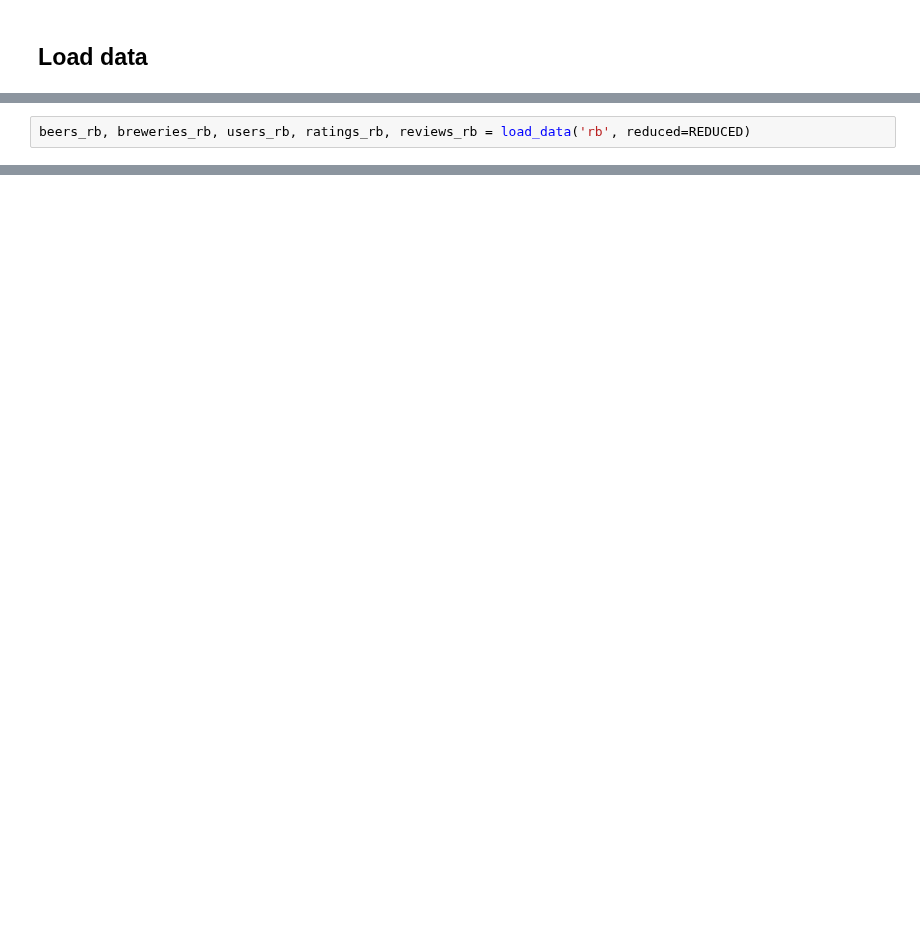
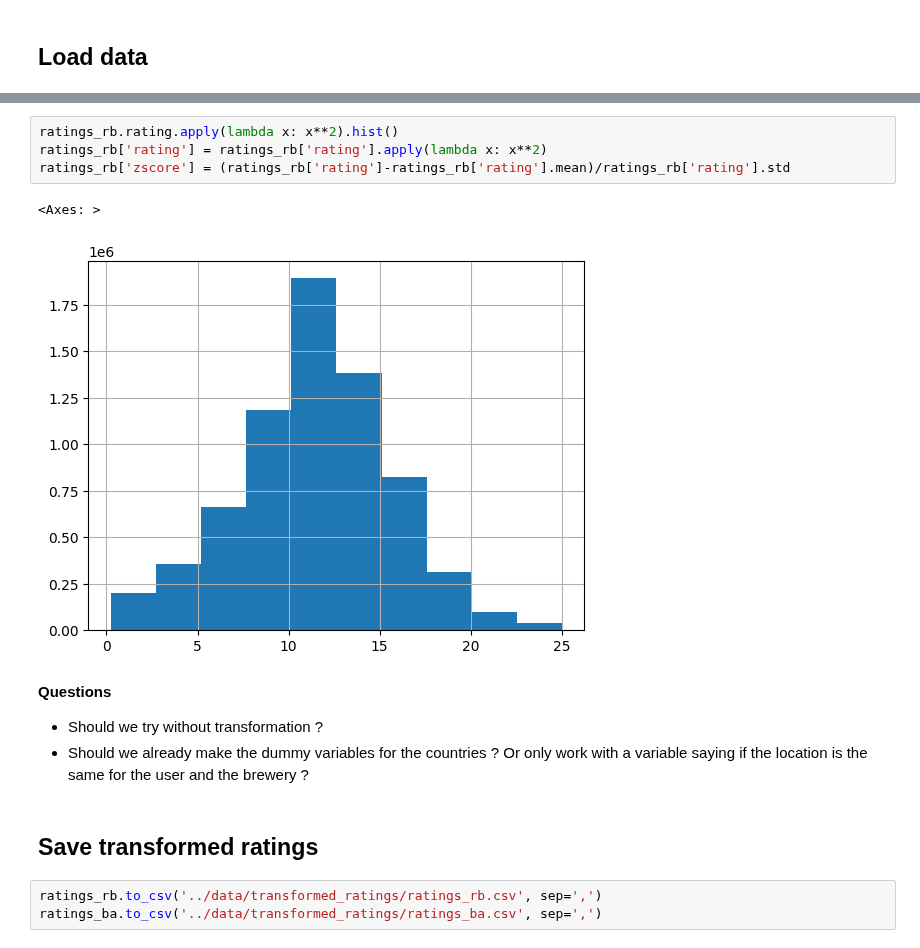
Before and after one commit to epfl-ada/ada-2023-project-dada, a Jupyter notebook: src/2.preprocess.ipynb, the cells around one changed output, grey strips where cells are left out. Drawn from its saved outputs; the diff is of its cells as text; blank space fills up the shorter version.

```diff
--- a/src/2.preprocess.ipynb
+++ b/src/2.preprocess.ipynb
@@ -40,2 +72,0 @@ beers_ba, breweries_ba, users_ba, ratings_ba, reviews_ba = load_data('ba', reduc
-# %%
-beers_rb, breweries_rb, users_rb, ratings_rb, reviews_rb = load_data('rb', reduced=REDUCED)
@@ -67,0 +155,16 @@ Avoid loading data you won't work with
+# %%
+ratings_rb.rating.apply(lambda x: x**2).hist()
+ratings_rb['rating'] = ratings_rb['rating'].apply(lambda x: x**2)
+ratings_rb['zscore'] = (ratings_rb['rating']-ratings_rb['rating'].mean)/ratings_rb['rating'].std
+# %% [output]
+<Axes: >
+[figure, added]
+# %% [markdown]
+**Questions**
+- Should we try without transformation ?
+- Should we already make the dummy variables for the countries ? Or only work with a variable saying if the location is the same for the user and the brewery ?
+# %% [markdown]
+## Save transformed ratings
+# %%
+ratings_rb.to_csv('../data/transformed_ratings/ratings_rb.csv', sep=',')
+ratings_ba.to_csv('../data/transformed_ratings/ratings_ba.csv', sep=',')
```
Also changed, not shown: parts of 25 cells of this notebook, 3 other files.
